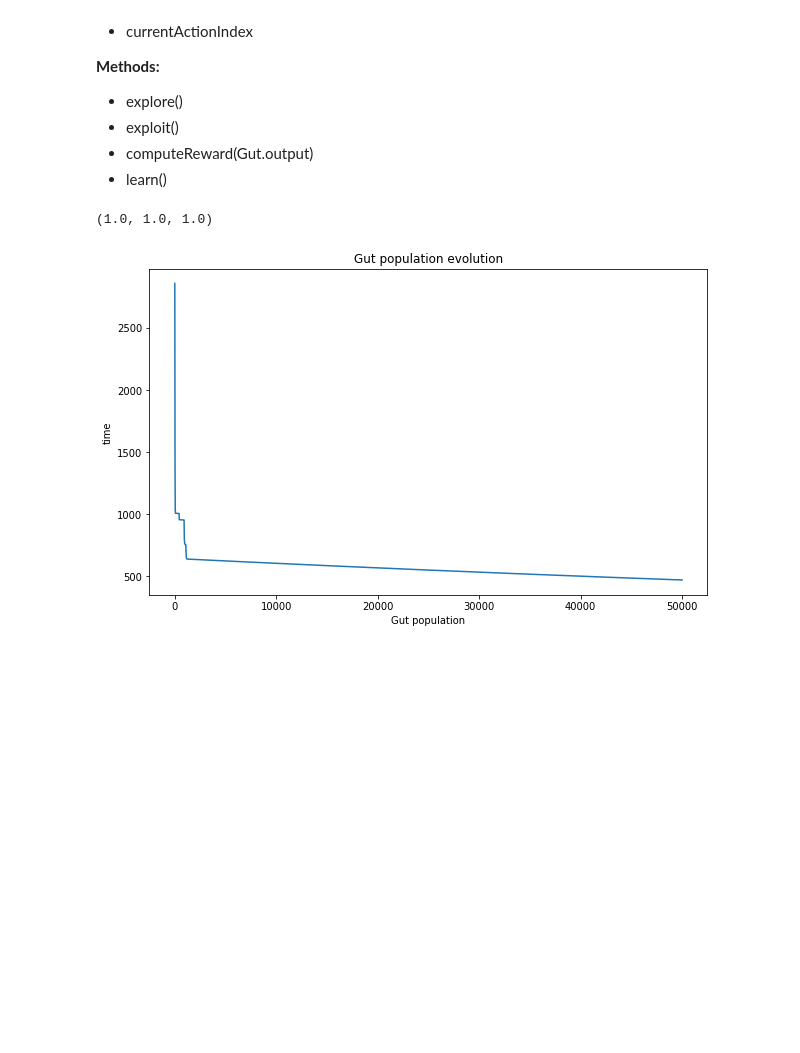
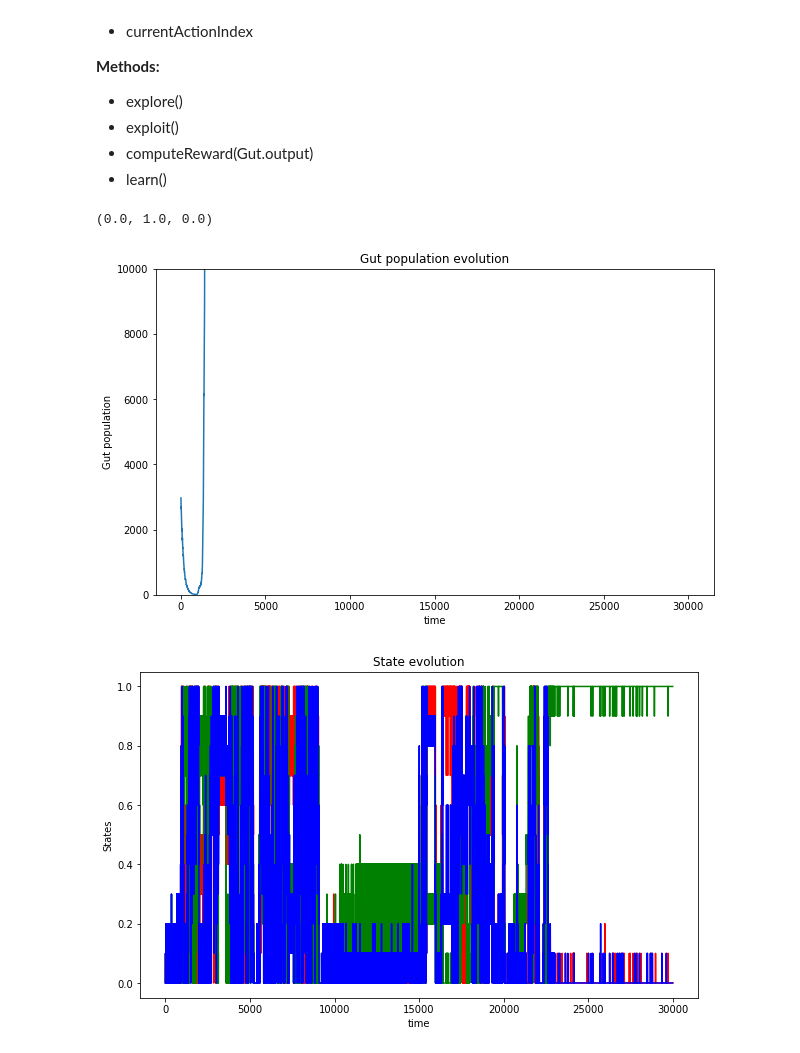
Before and after one commit to GaneshVShinde/GutToyModel, a Jupyter notebook: ashwinToy.ipynb, the cells around one changed output. Saved outputs shown, nothing was run; the diff lists cells and outputs as text; code cells hidden in the pictures; blank space fills up the shorter version.

```diff
--- a/ashwinToy.ipynb
+++ b/ashwinToy.ipynb
@@ -89,7 +89,7 @@ class Behavior():
         """
 
         self.stateSet = list(product(np.linspace(0,1,11).round(1),np.linspace(0,1,11).round(1),np.linspace(0,1,11).round(1)))
-        self.actionSet = list(product(np.linspace(0,0.1,2),np.linspace(-0.1,0.1,2),np.linspace(-0.1,0.1,2)))
+        self.actionSet = list(product(np.linspace(-0.1,0.1,2),np.linspace(-0.1,0.1,2),np.linspace(-0.1,0.1,2)))
 
         ## Checking if user initialized constructor with a valid state
         self.validInitState = False
@@ -277,10 +277,6 @@ class Brain:
 
 
 
-
-
-
-
     def learnAndAct(self):
         """
             This method updates the Q-Table.
@@ -303,8 +299,8 @@ class Brain:
         # Now we have a new value stored for currentActionIndex.
         # thereafter, we use behavior.stateTransitionMatrix to look up the next state
 
-        self.currentStateIndex = int(behavior.stateTransitionMatrix[self.currentStateIndex,
-                                                                self.currentActionIndex])
+        self.currentStateIndex = int(behavior.stateTransitionMatrix[self.oldStateIndex,
+                                                                self.oldActionIndex])
 
         # For the new state, compute best possible action value.
         self.maxFutureQ = max(self.qTable[self.currentStateIndex, :])
@@ -343,6 +339,9 @@ class Brain:
 
         #Pick a random action and store its index
         self.currentActionIndex = random.choice(range(len(self.actionSet)))
+# %%
+# Initialize behavior with STM
+behavior = Behavior((0, 0, 0))
 # %%
 brain = Brain(behavior)
 gutMatrix = np.array([[2, 0.6, 0.1], [5, 0.1, 0.2], [1, 0.1, 0.01]])
@@ -361,10 +360,10 @@ nutrientDopamine = 0
 populationDopamineHistory = []
 nutrientDopamineHistory = []
 
-runTime = 50000
+runTime = 30000
 
 gut.growthConstant = 0.05
-gut.decayConstant = 0.047625
+gut.decayConstant = 0.01
 
 for t in range(runTime):
 
@@ -384,35 +383,59 @@ for t in range(runTime):
     nutrientDopamineHistory.append(nutrientDopamine)
 
     # Passing Dopamine to RL
 
 #     print(" In step # ", t, "The population output is ", populationDopamine)
     brain.computeReward(populationDopamine)
     brain.learnAndAct()
 
 
     # Storing Current State, and the Action that led to that state
 
     stateHistory.append(brain.stateSet[brain.currentStateIndex])
 
     state1History.append(brain.stateSet[brain.currentStateIndex][0])
     state2History.append(brain.stateSet[brain.currentStateIndex][1])
     state3History.append(brain.stateSet[brain.currentStateIndex][2])
 
     actionHistory.append(brain.actionSet[brain.currentActionIndex])
 
 
 print(stateHistory[-1])
 
 
 plt.figure(figsize = (10,6))                  #creating a new figure
 plt.title("Gut population evolution")
-plt.xlabel("Gut population")          #labelling axes
-plt.ylabel("time")
-# plt.ylim(-0.2, 1.2)
+plt.xlabel("time")          #labelling axes
+plt.ylabel("Gut population")
+plt.ylim(0, 10000)
 # plt.xlim(0, 100)
 plt.plot (populationDopamineHistory)
 
+
+
+# plt.figure(figsize = (10,6))                  #creating a new figure
+# plt.title("Nutrient Dopamine evolution")
+# plt.xlabel("time")          #labelling axes
+# plt.ylabel("Nutrient Dopamine")
+# # plt.ylim(-0.2, 1.2)
+# # plt.xlim(0, 100)
+# plt.plot (nutrientDopamineHistory)
+
+
 plt.show()
+
+plt.figure(figsize = (10,6))                  #creating a new figure
+plt.title("State evolution")
+plt.ylabel("States")          #labelling axes
+plt.xlabel("time")
+# plt.ylim(-0.2, 1.2)
+# plt.xlim(0, 100)
+plt.plot (state1History, 'r')
+plt.plot (state2History, 'g')
+plt.plot (state3History, 'b')
+
+plt.show()
 # %% [output]
-(1.0, 1.0, 1.0)
+(0.0, 1.0, 0.0)
-[figure, old version]
+[figure, new version]
+[figure, added]
```
Also changed, not shown: parts of 1 cell of this notebook.
